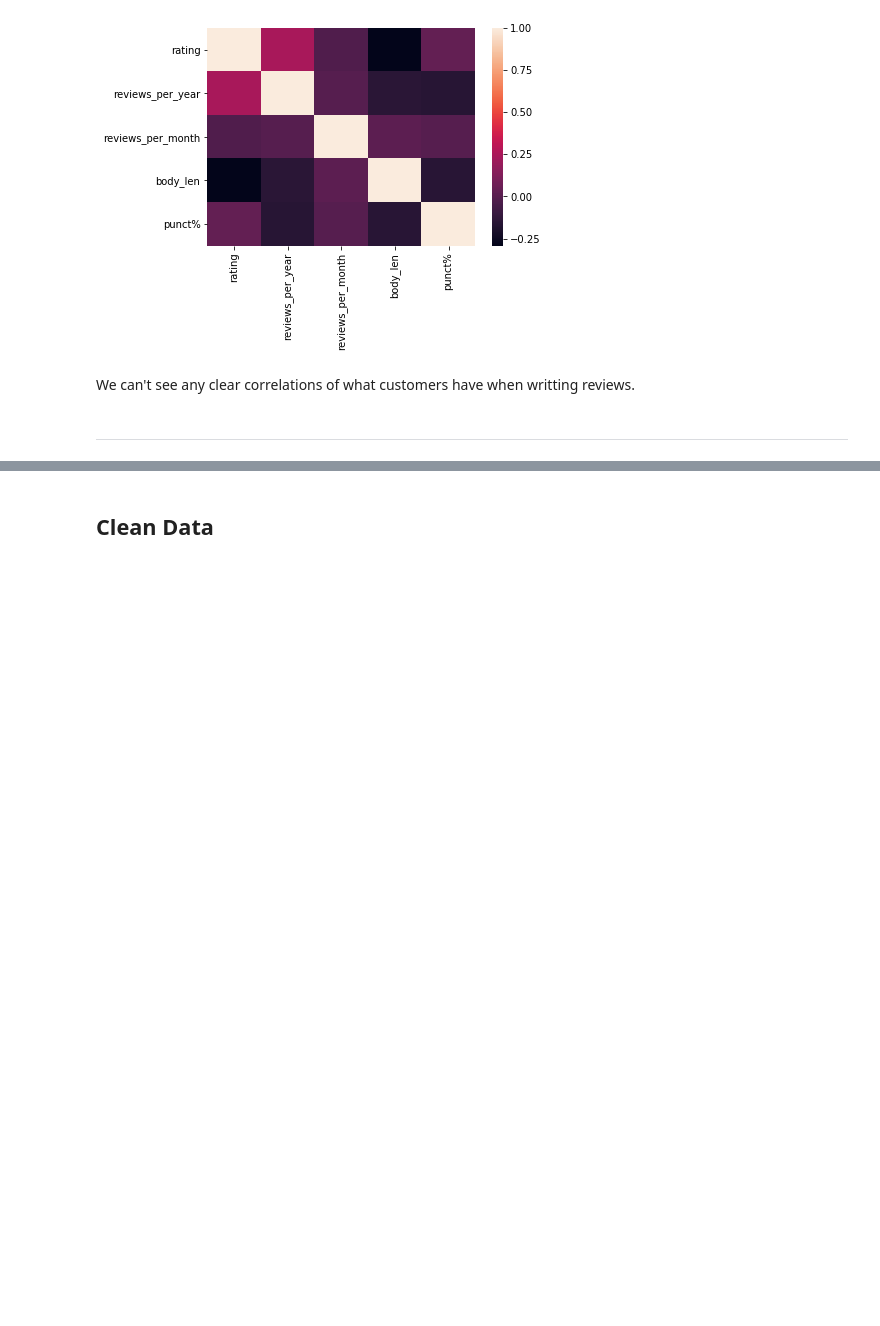
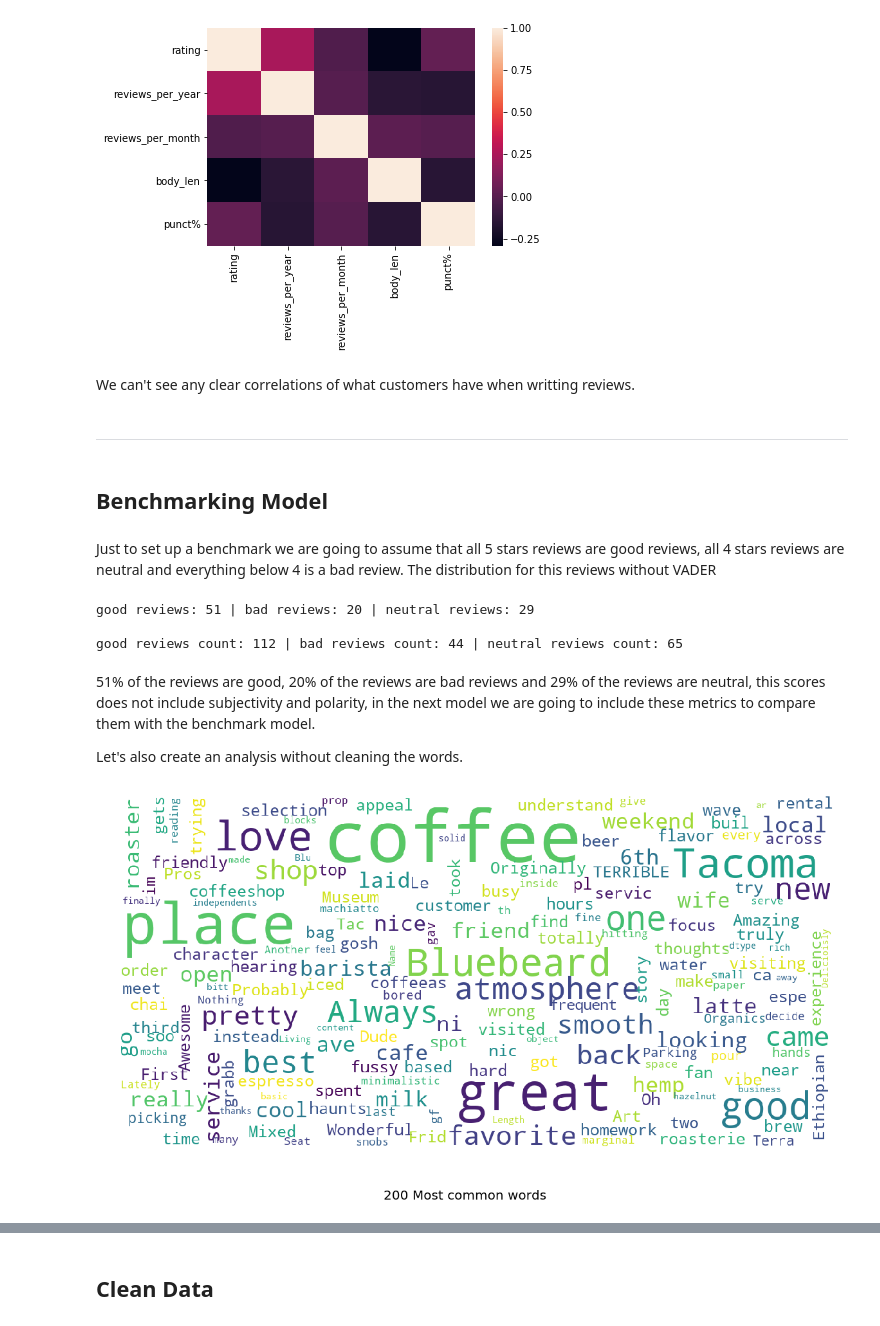
Before and after one commit to GonzandRobles/sentiment_analysis, a Jupyter notebook: sentiment_analysis.ipynb, the cells around one changed output, grey strips where cells are left out. Cells and saved outputs as stored; diff of their text form; code cells hidden in the pictures; blank space fills up the shorter version.

Commit message:
Updated content
Add conclusions and more details about parameters

```diff
--- a/sentiment_analysis.ipynb
+++ b/sentiment_analysis.ipynb
@@ -218,3 +190,31 @@ sns.heatmap(df_copy.corr());
 We can't see any clear correlations of what customers have when writting reviews.
 # %% [markdown]
 ___
+# %% [markdown]
+## Benchmarking Model
+# %% [markdown]
+Just to set up a benchmark we are going to assume that all 5 stars reviews are good reviews, all 4 stars reviews are neutral and everything below 4 is a bad review. The distribution for this reviews without VADER
+# %%
+good = df.query('rating == 5')
+neutral = df.query('rating == 4')
+bad = df.query('rating < 4')
+
+print(f'good reviews: {round(good.shape[0]/df.shape[0]*100)} \
+| bad reviews: {round(bad.shape[0]/df.shape[0]*100)} \
+| neutral reviews: {round(neutral.shape[0]/df.shape[0]*100)}\n')
+
+print(f'good reviews count: {good.shape[0]} \
+| bad reviews count: {bad.shape[0]} \
+| neutral reviews count: {neutral.shape[0]}')
+# %% [output]
+good reviews: 51 | bad reviews: 20 | neutral reviews: 29
+
+good reviews count: 112 | bad reviews count: 44 | neutral reviews count: 65
+# %% [markdown]
+51% of the reviews are good, 20% of the reviews are bad reviews and 29% of the reviews are neutral, this scores does not include subjectivity and polarity, in the next model we are going to include these metrics to compare them with the benchmark model.
+
+Let's also create an analysis without cleaning the words.
+# %%
+show_wordcloud(df["content"], '200 Most common words')
+# %% [output]
+[figure, added]
```
Also changed, not shown: parts of 45 cells of this notebook.
